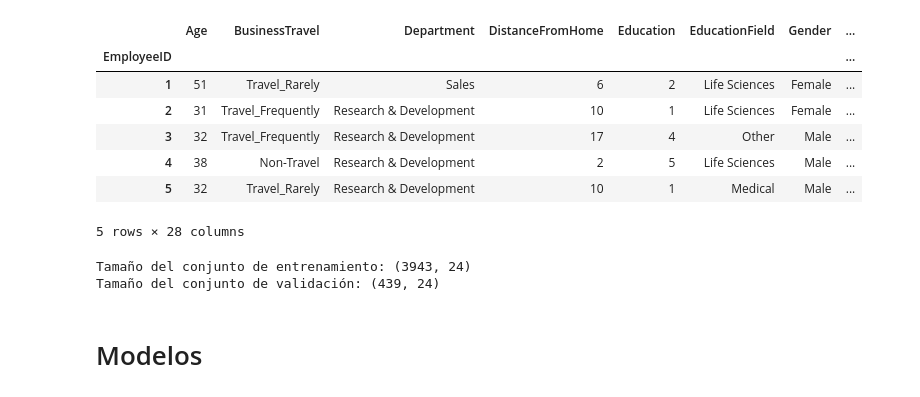
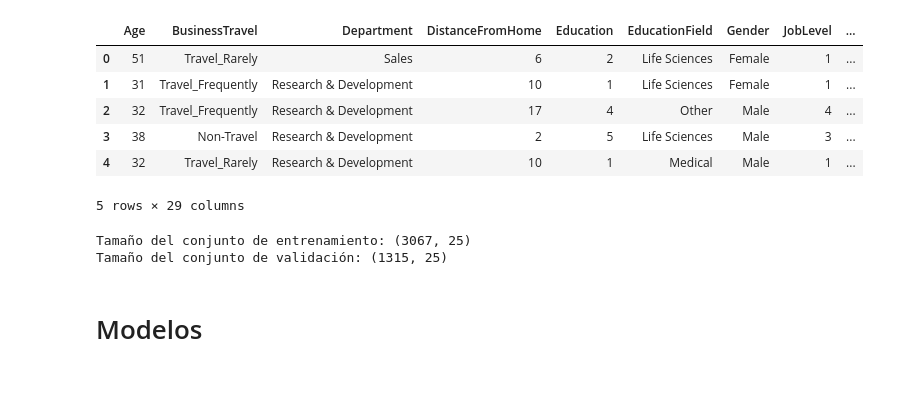
Before and after one commit to diegosaaval/human-resources, a Jupyter notebook: 3_models.ipynb, the cells around one changed output. Saved outputs shown, nothing was run; the diff lists cells and outputs as text; code cells hidden in the pictures.

```diff
--- a/3_models.ipynb
+++ b/3_models.ipynb
@@ -2,19 +2,22 @@
 # Cargar librerías
 import pandas as pd  # Manejo de dataframes
 import numpy as np  # Manejo de arrays
-# %%
-# Cargar datos
-df = pd.read_csv("data/df.csv", index_col=0)
-df.head()
-# %% [output]
-|  | Age | BusinessTravel | Department | DistanceFromHome | Education | EducationField | Gender | ... |
-| EmployeeID |  |  |  |  |  |  |  | ... |
-| 1 | 51 | Travel_Rarely | Sales | 6 | 2 | Life Sciences | Female | ... |
-| 2 | 31 | Travel_Frequently | Research & Development | 10 | 1 | Life Sciences | Female | ... |
-| 3 | 32 | Travel_Frequently | Research & Development | 17 | 4 | Other | Male | ... |
-| 4 | 38 | Non-Travel | Research & Development | 2 | 5 | Life Sciences | Male | ... |
-| 5 | 32 | Travel_Rarely | Research & Development | 10 | 1 | Medical | Male | ... |
-5 rows × 28 columns
+# %%
+# Cargar datos de sqlite3
+import sqlite3
+
+conn = sqlite3.connect("data/df.db")  # Conectar a la base de datos (ruta)
+df = pd.read_sql_query("SELECT * FROM df", conn)  # Leer la tabla df
+conn.close()  # Cerrar la conexión
+df.head()  # Mostrar las primeras 5 filas
+# %% [output]
+|  | Age | BusinessTravel | Department | DistanceFromHome | Education | EducationField | Gender | JobLevel | ... |
+| 0 | 51 | Travel_Rarely | Sales | 6 | 2 | Life Sciences | Female | 1 | ... |
+| 1 | 31 | Travel_Frequently | Research & Development | 10 | 1 | Life Sciences | Female | 1 | ... |
+| 2 | 32 | Travel_Frequently | Research & Development | 17 | 4 | Other | Male | 4 | ... |
+| 3 | 38 | Non-Travel | Research & Development | 2 | 5 | Life Sciences | Male | 3 | ... |
+| 4 | 32 | Travel_Rarely | Research & Development | 10 | 1 | Medical | Male | 1 | ... |
+5 rows × 29 columns
 # %%
 # Quitar retirementDate, retirementType y retirementReason porque puede generar un sesgo en el modelo
 df.drop(["retirementDate", "retirementType", "resignationReason"], axis=1, inplace=True)
@@ -53,18 +41,14 @@ from sklearn.model_selection import train_test_split
 y = df.target
 X = df.drop(["target"], axis=1)
 
-# Separación en conjuntos de entrenamiento y validación con 90% de muestras para entrenamiento
+# Separación en conjuntos de entrenamiento y validación con 70% de muestras para entrenamiento
 X_train, X_test, y_train, y_test = train_test_split(
-    X, y, test_size=0.1, random_state=42
+    X, y, test_size=0.3, random_state=42
 )
 
 print("Tamaño del conjunto de entrenamiento:", X_train.shape)
 print("Tamaño del conjunto de validación:", X_test.shape)
-
-# Seleccionar variables numéricas int64 y float64
-numeric_columns = list(X.select_dtypes(include=["int64", "float64"]).columns)
-categorical_columns = list(X.select_dtypes("object").columns)
 # %% [output]
-Tamaño del conjunto de entrenamiento: (3943, 24)
-Tamaño del conjunto de validación: (439, 24)
+Tamaño del conjunto de entrenamiento: (3067, 25)
+Tamaño del conjunto de validación: (1315, 25)
 # %%
```
Also changed, not shown: parts of 12 cells of this notebook.
